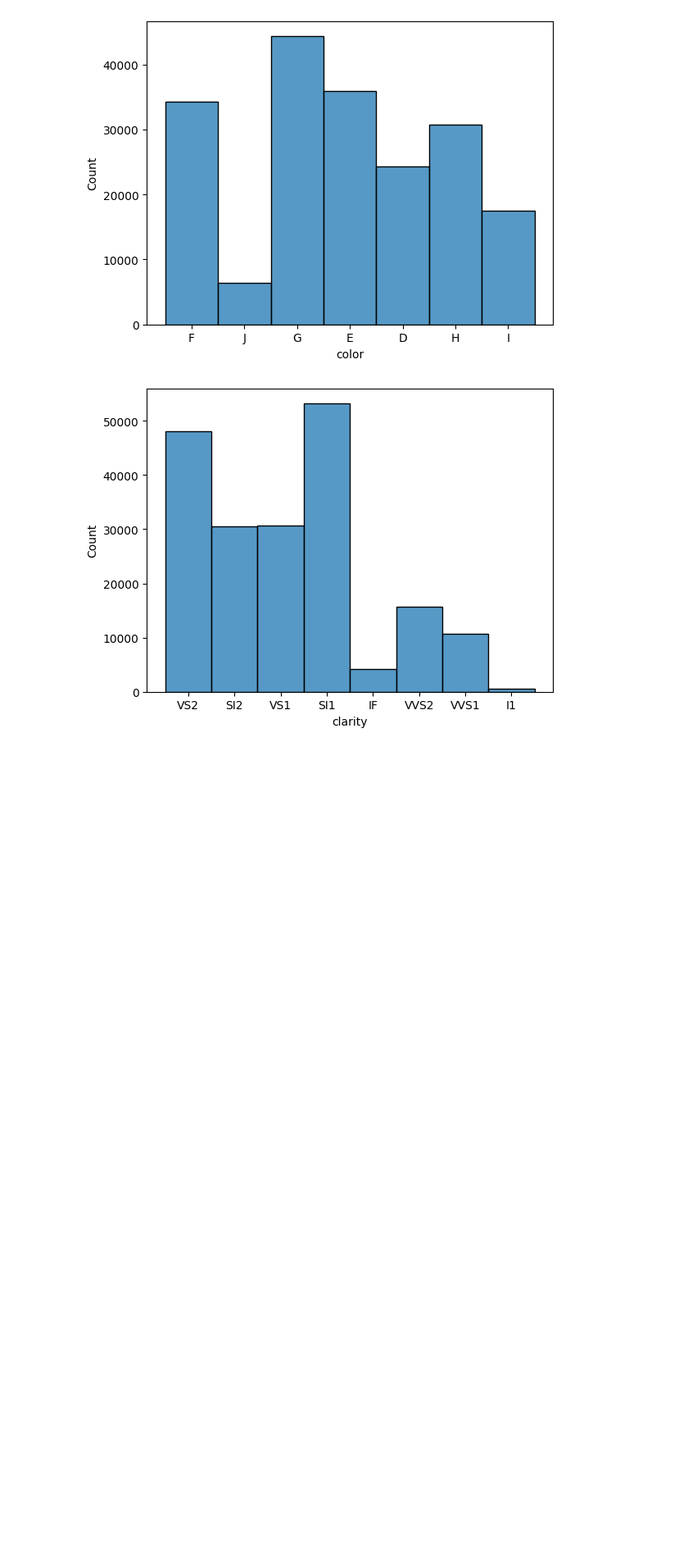
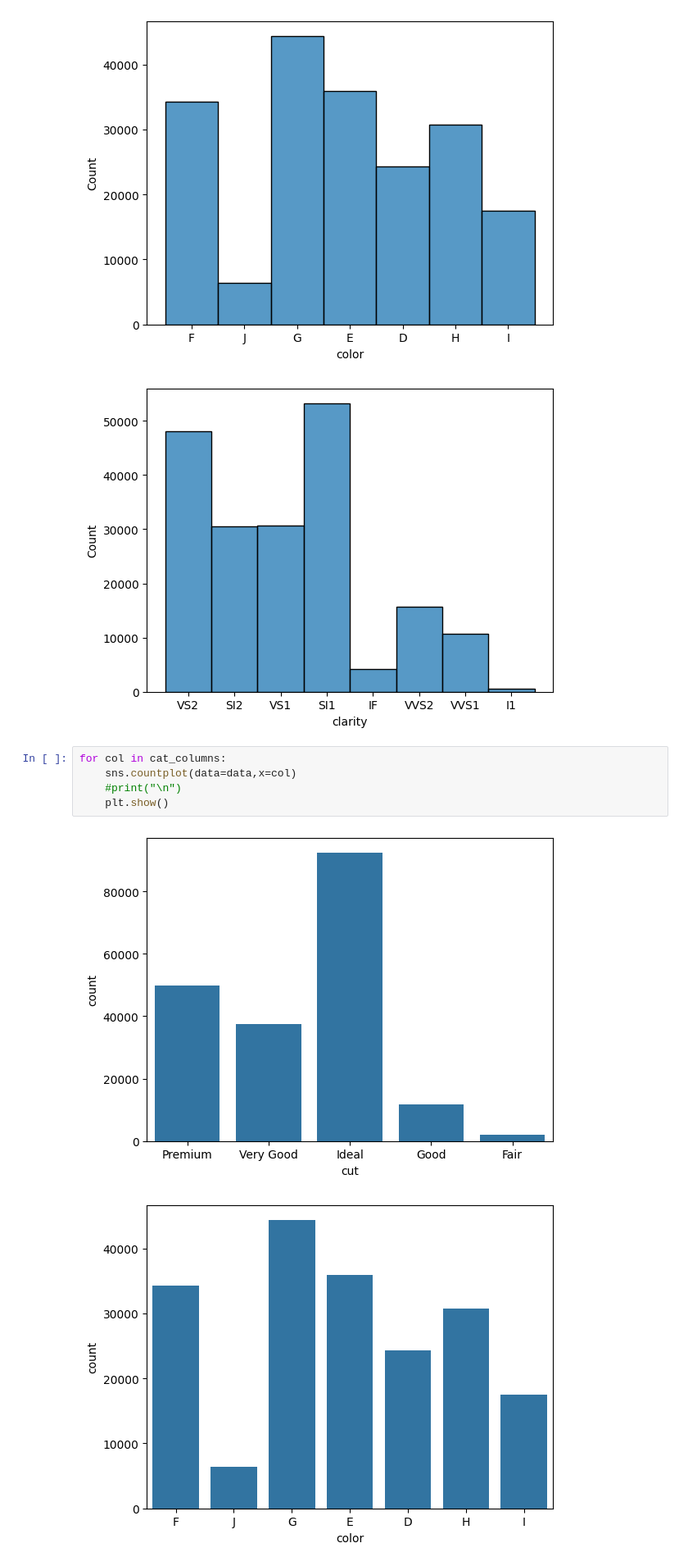
Before and after one commit to Shubhambg611/Diamond-price-prediction, a Jupyter notebook: notebooks/research.ipynb, the cells around one changed output. Shown at 82% size. Drawn from its saved outputs; the diff is of its cells as text; blank space fills up the shorter version.

```diff
--- a/notebooks/research.ipynb
+++ b/notebooks/research.ipynb
@@ -222,3 +224,11 @@ for col in cat_columns:
 [figure]
 [figure]
 [figure]
+# %%
+for col in cat_columns:
+    sns.countplot(data=data,x=col)
+    #print("\n")
+    plt.show()
+# %% [output]
+[figure, added]
+[figure, added]
```
Also changed, not shown: parts of 15 cells of this notebook.
